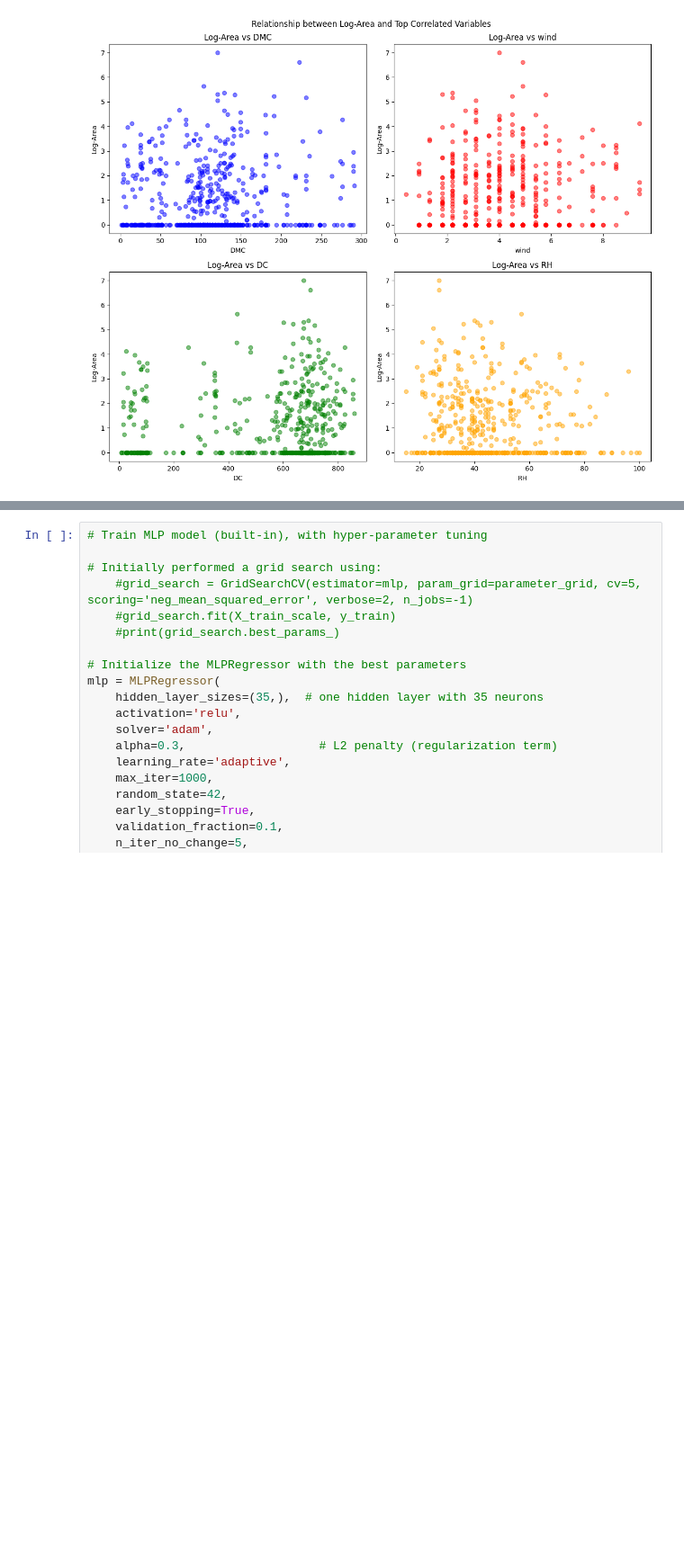
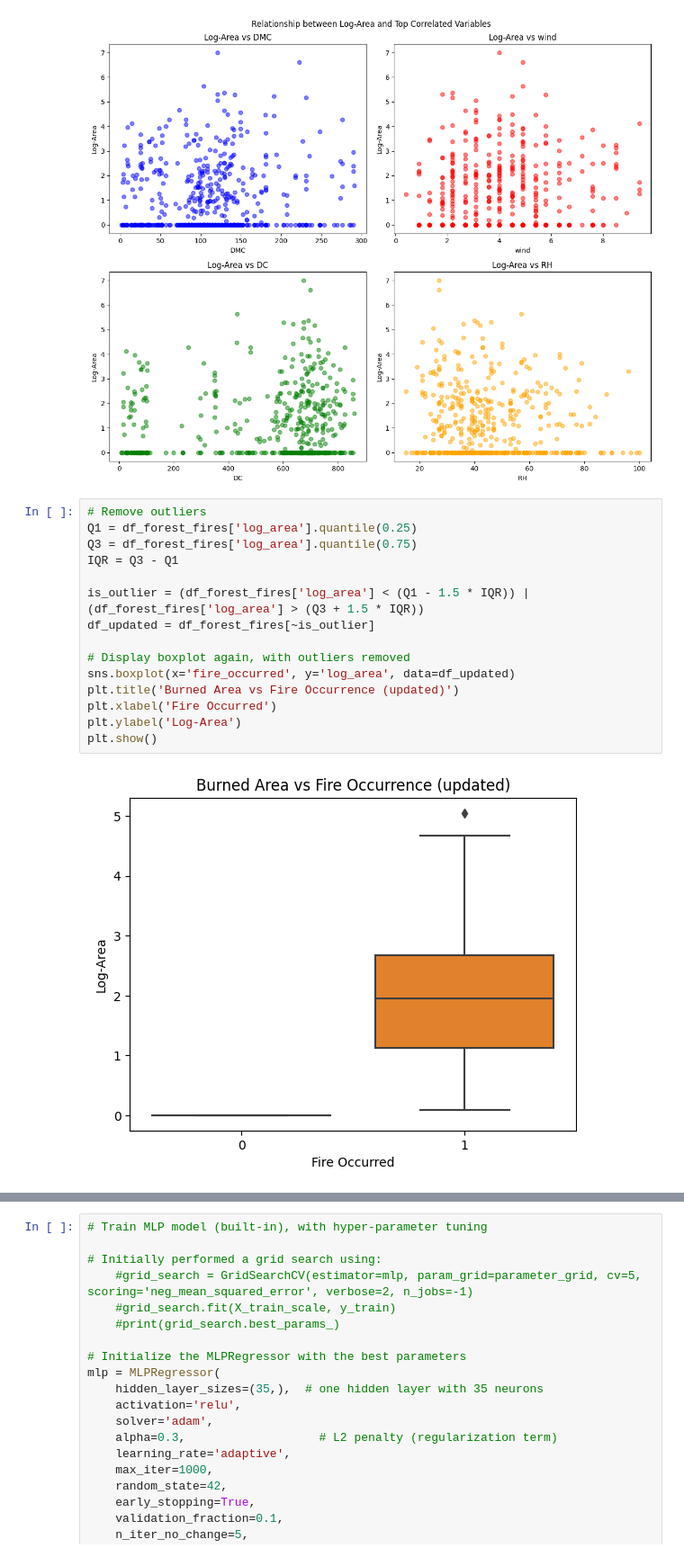
Before and after one commit to parteeksingh24/ECS171-Final-Project, a Jupyter notebook: ForestFiresProject.ipynb, the cells around one changed output, grey strips where cells are left out. Shown: that part at 90% size. Drawn from its saved outputs; the diff is of its cells as text; blank space fills up the shorter version.

```diff
--- a/ForestFiresProject.ipynb
+++ b/ForestFiresProject.ipynb
@@ -155,6 +155,23 @@ plt.show()
 # %% [output]
 [figure]
 [figure]
+# %%
+# Remove outliers
+Q1 = df_forest_fires['log_area'].quantile(0.25)
+Q3 = df_forest_fires['log_area'].quantile(0.75)
+IQR = Q3 - Q1
+
+is_outlier = (df_forest_fires['log_area'] < (Q1 - 1.5 * IQR)) | (df_forest_fires['log_area'] > (Q3 + 1.5 * IQR))
+df_updated = df_forest_fires[~is_outlier]
+
+# Display boxplot again, with outliers removed
+sns.boxplot(x='fire_occurred', y='log_area', data=df_updated)
+plt.title('Burned Area vs Fire Occurrence (updated)')
+plt.xlabel('Fire Occurred')
+plt.ylabel('Log-Area')
+plt.show()
+# %% [output]
+[figure, added]
 # %%
 # Data preprocessing:
 
```
Also changed, not shown: parts of 4 cells of this notebook, 3 other files.
